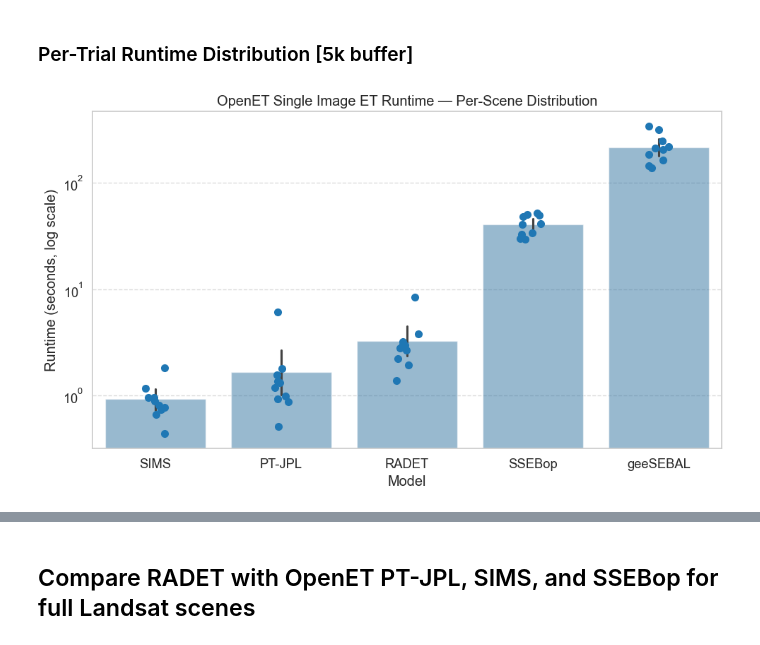
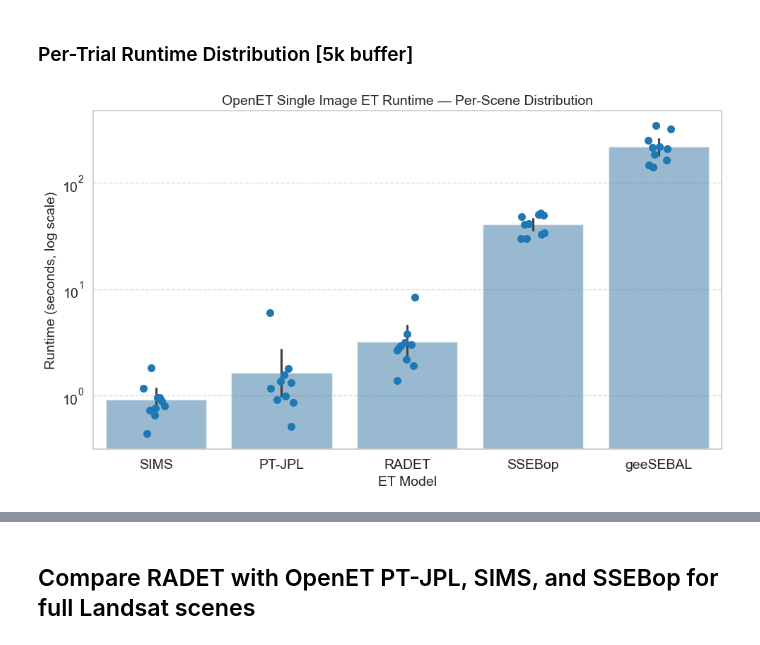
Before and after one commit to DRI-RAD/radet-beta, a Jupyter notebook: examples/runtime_comparison.ipynb, the cells around one changed output, grey strips where cells are left out. Saved outputs shown, nothing was run; the diff lists cells and outputs as text; code cells hidden in the pictures.

```diff
--- a/examples/runtime_comparison.ipynb
+++ b/examples/runtime_comparison.ipynb
@@ -314,24 +315,25 @@ plt.show()
 # %%
 # Order models by mean runtime
 model_order_5k = summary_5k.index.tolist()
 
 fig, ax = plt.subplots(figsize=(10, 6))
 sns.stripplot(
     data=df_5k, x='Model', y='Runtime (s)',
     order=model_order_5k,
     color=sns.color_palette("tab10")[0], size=8, jitter=True, ax=ax, legend=False,
 )
 sns.barplot(
     data=df_5k, x='Model', y='Runtime (s)',
     order=model_order_5k,
     color=sns.color_palette("tab10")[0], alpha=0.5, ax=ax, legend=False,
 )
 ax.set_yscale('log')
-ax.set_xlabel('Model')
-ax.set_ylabel('Runtime (seconds, log scale)')
-ax.set_title('OpenET Single Image ET Runtime — Per-Scene Distribution')
+ax.set_xlabel('ET Model', fontsize=14)
+ax.set_ylabel('Runtime (seconds, log scale)', fontsize=14)
+ax.set_title('OpenET Single Image ET Runtime — Per-Scene Distribution', fontsize=14)
+ax.tick_params(axis='both', labelsize=14)
 ax.yaxis.grid(True, linestyle='--', alpha=0.7)
 fig.tight_layout()
 plt.show()
 # %% [output]
-[figure, old version]
+[figure, new version]
```
Also changed, not shown: parts of 6 cells of this notebook, 8 other files.
